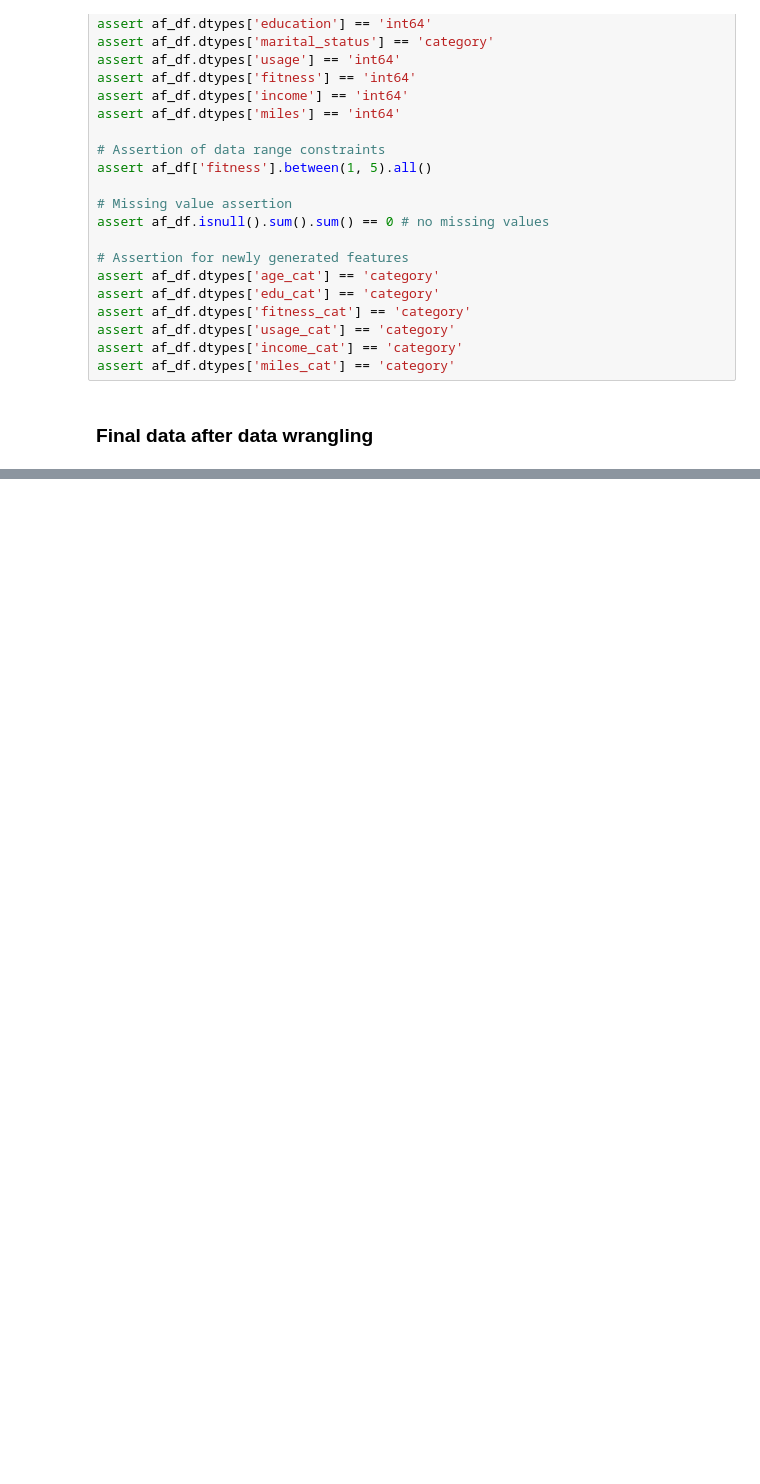
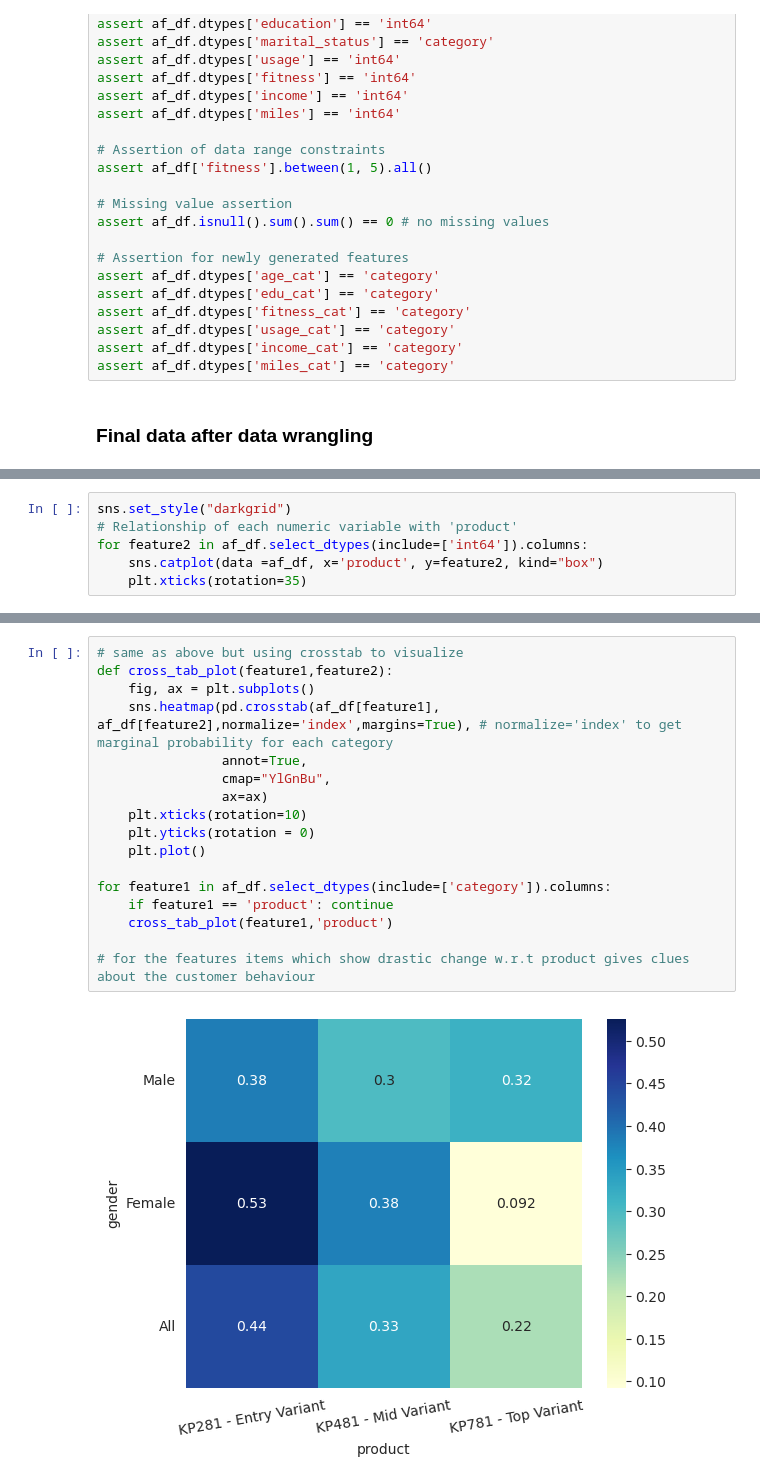
Before and after one commit to jyothisable/Aerofit-EDA, a Jupyter notebook: aerofit EDA.ipynb, the cells around one changed output, grey strips where cells are left out. Saved outputs shown, nothing was run; the diff lists cells and outputs as text; blank space fills up the shorter version.

```diff
--- a/aerofit EDA.ipynb
+++ b/aerofit EDA.ipynb
@@ -460,0 +451,6 @@ Value Counts of age_cat
+# %%
+sns.set_style("darkgrid")
+# Relationship of each numeric variable with 'product'
+for feature2 in af_df.select_dtypes(include=['int64']).columns:
+    sns.catplot(data =af_df, x='product', y=feature2, kind="box")
+    plt.xticks(rotation=35)
@@ -460,0 +500,19 @@ Value Counts of age_cat
+# %%
+# same as above but using crosstab to visualize
+def cross_tab_plot(feature1,feature2):
+    fig, ax = plt.subplots()
+    sns.heatmap(pd.crosstab(af_df[feature1], af_df[feature2],normalize='index',margins=True), # normalize='index' to get marginal probability for each category
+                annot=True,
+                cmap="YlGnBu",
+                ax=ax)
+    plt.xticks(rotation=10)
+    plt.yticks(rotation = 0)
+    plt.plot()
+
+for feature1 in af_df.select_dtypes(include=['category']).columns:
+    if feature1 == 'product': continue
+    cross_tab_plot(feature1,'product')
+
+# for the features items which show drastic change w.r.t product gives clues about the customer behaviour
+# %% [output]
+[figure, added]
```
Also changed, not shown: parts of 23 cells of this notebook.
